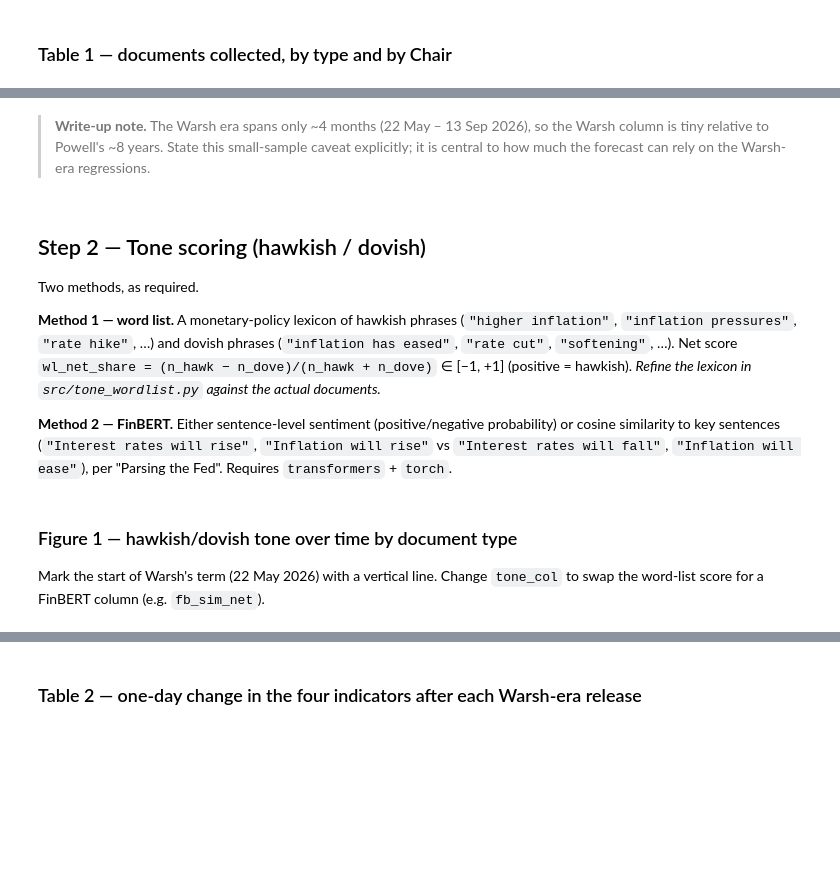
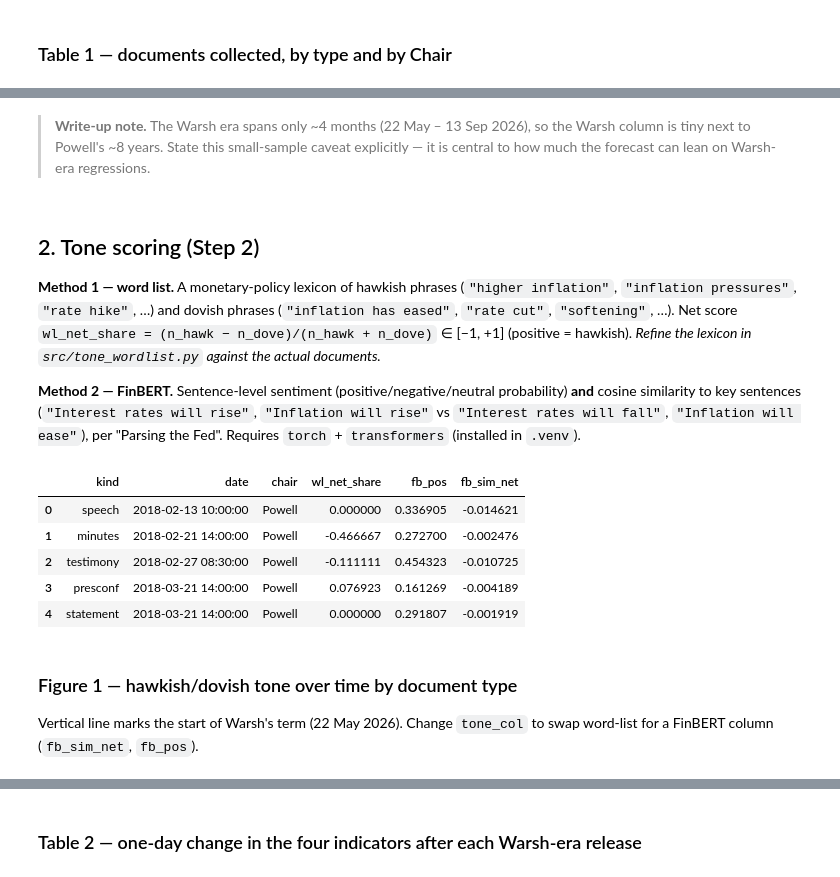
Before and after one commit to xiaoyang119/FRE-GY-7871A-Assignment2, a Jupyter notebook: assignment2_analysis.ipynb, the cells around one changed output, grey strips where cells are left out. Drawn from its saved outputs; the diff is of its cells as text; code cells hidden in the pictures; blank space fills up the shorter version.

```diff
--- a/assignment2_analysis.ipynb
+++ b/assignment2_analysis.ipynb
@@ -42,9 +47,12 @@ Each document keeps its release **date and time**. The Chair label switches from
 # %%
-docs = fomc.collect()
-stmt_dates = docs.loc[docs.kind == "statement", "date"]
-presconf = fomc.collect_press_conferences(stmt_dates)
-docs = fomc.merge_docs(docs, presconf)
-fomc.save_texts(docs)
+docs_path = DATA / "documents.csv"
+if docs_path.exists():
+    docs = fomc.load_documents()
+else:
+    docs = fomc.collect()
+    stmt_dates = docs.loc[docs.kind == "statement", "date"]
+    docs = fomc.merge_docs(docs, fomc.collect_press_conferences(stmt_dates))
+    fomc.save_texts(docs)
 
 print(f"{len(docs)} documents total")
-docs.head()
+docs.groupby(["kind", "chair"]).size()
@@ -56,26 +88,38 @@ table1
 # %% [markdown]
-> **Write-up note.** The Warsh era spans only ~4 months (22 May – 13 Sep 2026), so the Warsh column is tiny relative to Powell's ~8 years. State this small-sample caveat explicitly; it is central to how much the forecast can rely on the Warsh-era regressions.
+> **Write-up note.** The Warsh era spans only ~4 months (22 May – 13 Sep 2026), so the Warsh column is tiny next to Powell's ~8 years. State this small-sample caveat explicitly — it is central to how much the forecast can lean on Warsh-era regressions.
 # %% [markdown]
-## Step 2 — Tone scoring (hawkish / dovish)
-
-Two methods, as required.
+## 2. Tone scoring (Step 2)
 
 **Method 1 — word list.** A monetary-policy lexicon of hawkish phrases (`"higher inflation"`, `"inflation pressures"`, `"rate hike"`, …) and dovish phrases (`"inflation has eased"`, `"rate cut"`, `"softening"`, …). Net score `wl_net_share = (n_hawk − n_dove)/(n_hawk + n_dove)` ∈ [−1, +1] (positive = hawkish). *Refine the lexicon in `src/tone_wordlist.py` against the actual documents.*
 
-**Method 2 — FinBERT.** Either sentence-level sentiment (positive/negative probability) or cosine similarity to key sentences (`"Interest rates will rise"`, `"Inflation will rise"` vs `"Interest rates will fall"`, `"Inflation will ease"`), per "Parsing the Fed". Requires `transformers` + `torch`.
+**Method 2 — FinBERT.** Sentence-level sentiment (positive/negative/neutral probability) **and** cosine similarity to key sentences (`"Interest rates will rise"`, `"Inflation will rise"` vs `"Interest rates will fall"`, `"Inflation will ease"`), per "Parsing the Fed". Requires `torch` + `transformers` (installed in `.venv`).
 # %%
-scored = score_wordlist(docs)
+scores_path = SCORE_DIR / "tone_scores.csv"
+cached_cols = pd.read_csv(scores_path, nrows=0).columns if scores_path.exists() else []
+have_finbert = any(c.startswith("fb_") for c in cached_cols)
 
-try:
-    from src.tone_finbert import score_dataframe as score_finbert
-    scored = score_finbert(scored)
-except ImportError as e:
-    print("FinBERT not available (transformers/torch missing); word list only:", e)
+if have_finbert:
+    scored = pd.read_csv(scores_path)
+    scored["date"] = pd.to_datetime(scored["date"])
+else:
+    scored = score_wordlist(docs)
+    try:
+        from src.tone_finbert import score_dataframe as score_finbert
+        scored = score_finbert(scored)   # slow: ~5-15 min on CPU
+    except ImportError as e:
+        print("FinBERT unavailable (word list only):", e)
+    scored.to_csv(scores_path, index=False)
 
-scored.to_csv("data/scores/tone_scores.csv", index=False)
-scored[["kind", "date", "chair", "wl_net_share", "wl_n_hawk", "wl_n_dove"]].head()
+scored[["kind", "date", "chair", "wl_net_share", "fb_pos", "fb_sim_net"]].head()
+# %% [output]
+|  | kind | date | chair | wl_net_share | fb_pos | fb_sim_net |
+| 0 | speech | 2018-02-13 10:00:00 | Powell | 0.000000 | 0.336905 | -0.014621 |
+| 1 | minutes | 2018-02-21 14:00:00 | Powell | -0.466667 | 0.272700 | -0.002476 |
+| 2 | testimony | 2018-02-27 08:30:00 | Powell | -0.111111 | 0.454323 | -0.010725 |
+| 3 | presconf | 2018-03-21 14:00:00 | Powell | 0.076923 | 0.161269 | -0.004189 |
+| 4 | statement | 2018-03-21 14:00:00 | Powell | 0.000000 | 0.291807 | -0.001919 |
 # %% [markdown]
 ### Figure 1 — hawkish/dovish tone over time by document type
 
-Mark the start of Warsh's term (22 May 2026) with a vertical line. Change `tone_col` to swap the word-list score for a FinBERT column (e.g. `fb_sim_net`).
+Vertical line marks the start of Warsh's term (22 May 2026). Change `tone_col` to swap word-list for a FinBERT column (`fb_sim_net`, `fb_pos`).
 # %%
```
Also changed, not shown: parts of 13 cells of this notebook, 9 other files.
